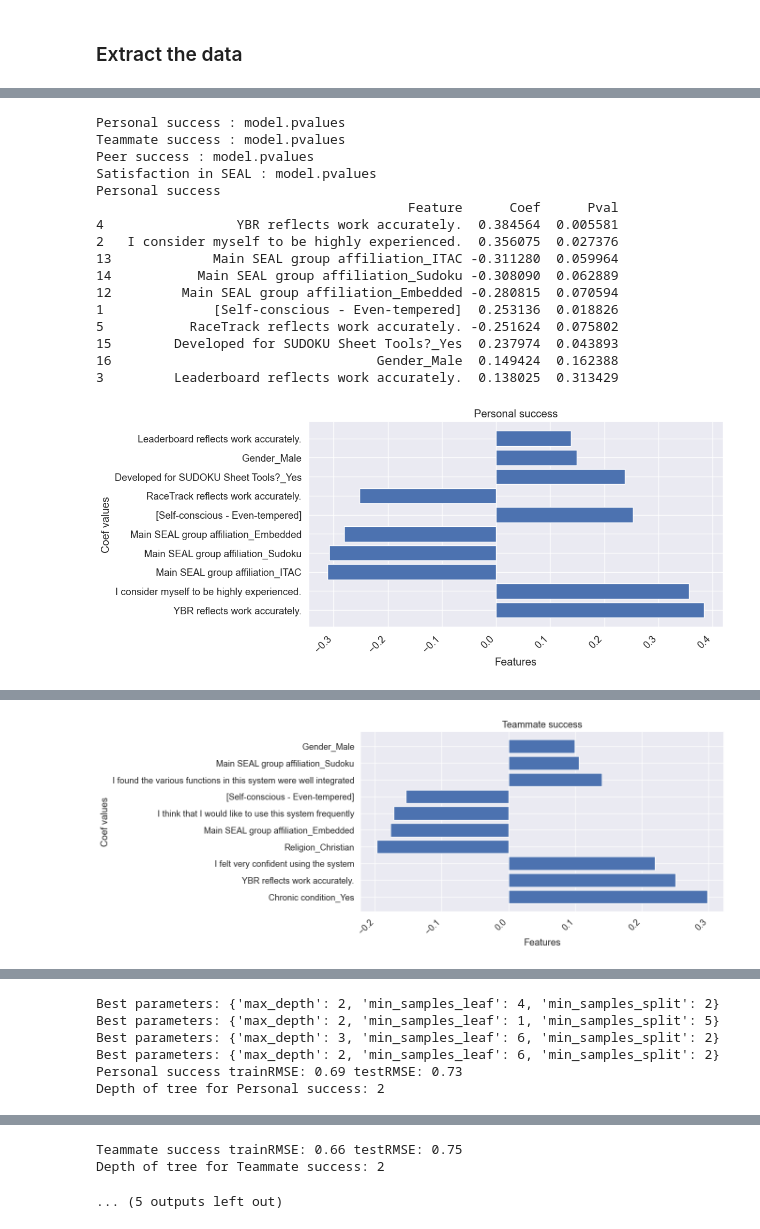
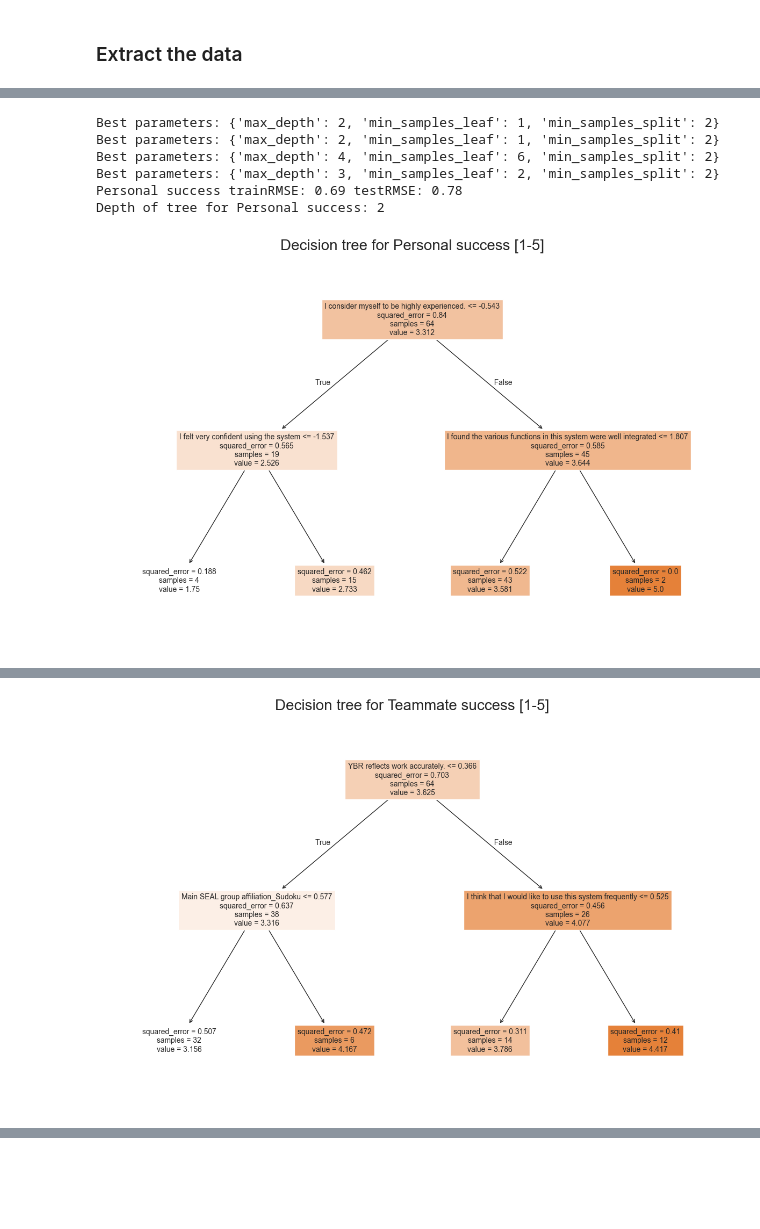
Before and after one commit to blobgoat/gamification_data_analysis, a Jupyter notebook: model.ipynb, the cells around one changed output, grey strips where cells are left out. Drawn from its saved outputs; the diff is of its cells as text; code cells hidden in the pictures; blank space fills up the shorter version.

```diff
--- a/model.ipynb
+++ b/model.ipynb
@@ -117,8 +118,8 @@ Y_COLS = ["Personal success",
           "Peer success",
           "Satisfaction in SEAL"
 ]
-
-X_DROP_COLS = ['All SEAL group affiliations', 'Game motivation']
+#X_DROP_COLS = ['All SEAL group affiliations', 'Game motivation']
+X_DROP_COLS = ['All SEAL group affiliations', 'Game motivation','Developed for SUDOKU Sheet Tools?']
 # %% [markdown]
 ### Extract the data
 # %%
@@ -447,38 +478,4 @@ def tree_visualize(models, features, y_vals, train_rmses, test_rmses):
         plt.tight_layout()
 
         plt.show()
-# %%
-def decision_tree(x_train, y_train, x_test, y_test):
-    """Function to classify success as decision tree"""
-    parameters = {
-    'estimator__max_depth': np.arange(2,20,2),
-    'estimator__min_samples_leaf': np.arange(5, 40, 5),
-    'estimator__min_samples_split': np.arange(5,40,5)
-    }
-
-    model = tree.DecisionTreeRegressor(random_state=RANDOM_SEED)
-    multi_tree = MultiOutputRegressor(model)
-
-    #grid search with CV
-    grid = GridSearchCV(multi_tree, param_grid=parameters, cv=5, scoring='neg_mean_squared_error')
-    grid.fit(x_train,y_train)
-
-    best_model = grid.best_estimator_
-    best_param = grid.best_params_
-
-    y_train_pred = best_model.predict(x_train)
-    train_rmse = np.sqrt(mean_squared_error(y_train_pred,y_train))
-    y_test_pred = best_model.predict(x_test)
-    test_rmse = np.sqrt(mean_squared_error(y_test, y_test_pred))
-
-    print("Best parameters:", best_param)
-    return best_model, train_rmse, test_rmse
-
-def tree_visualize(model, features, y_vals):
-    for i, estimator in enumerate(model.estimators_):
-        plt.figure(figsize=(16,8))
-        tree.plot_tree(estimator, feature_names= features, filled = True, max_depth = 10, fontsize= 10)
-        plt.title(f"Decision tree for {y_vals[i]}")
-        plt.tight_layout
-        plt.show()
 # %%
@@ -532,25 +686,12 @@ ValueError: shapes (64,5) and (63,) not aligned: 5 (dim 1) != 63 (dim 0)
 # %%
-#plot_multitask_lasso_path(x_train, y_train)
-models, lin_val_rmse = linear_regression(x_train_reduced,y_train, x_test_reduced, y_test)
-
-# decision trees - uses non Lassoed data
+# decision trees
 best_models, train_rmses, test_rmses, best_params = decision_tree(x_train_reduced, y_train, x_test_reduced, y_test)
 tree_visualize(best_models, top_features, Y_COLS, train_rmses, test_rmses)
 # %% [output]
-Personal success : model.pvalues
-Teammate success : model.pvalues
-Peer success : model.pvalues
-Satisfaction in SEAL : model.pvalues
-Personal success
-                                        Feature      Coef      Pval
-4                 YBR reflects work accurately.  0.384564  0.005581
-2   I consider myself to be highly experienced.  0.356075  0.027376
-13             Main SEAL group affiliation_ITAC -0.311280  0.059964
-14           Main SEAL group affiliation_Sudoku -0.308090  0.062889
-12         Main SEAL group affiliation_Embedded -0.280815  0.070594
-1              [Self-conscious - Even-tempered]  0.253136  0.018826
-5           RaceTrack reflects work accurately. -0.251624  0.075802
-15        Developed for SUDOKU Sheet Tools?_Yes  0.237974  0.043893
-16                                  Gender_Male  0.149424  0.162388
-3         Leaderboard reflects work accurately.  0.138025  0.313429
+Best parameters: {'max_depth': 2, 'min_samples_leaf': 1, 'min_samples_split': 2}
+Best parameters: {'max_depth': 2, 'min_samples_leaf': 1, 'min_samples_split': 2}
+Best parameters: {'max_depth': 4, 'min_samples_leaf': 6, 'min_samples_split': 2}
+Best parameters: {'max_depth': 3, 'min_samples_leaf': 2, 'min_samples_split': 2}
+Personal success trainRMSE: 0.69 testRMSE: 0.78
+Depth of tree for Personal success: 2
-[figure, old version]
+[figure, new version]
@@ -569 +700 @@ Teammate success
-[figure, old version]
+[figure, new version]
@@ -597,6 +706,0 @@ Satisfaction in SEAL
-Best parameters: {'max_depth': 2, 'min_samples_leaf': 4, 'min_samples_split': 2}
-Best parameters: {'max_depth': 2, 'min_samples_leaf': 1, 'min_samples_split': 5}
-Best parameters: {'max_depth': 3, 'min_samples_leaf': 6, 'min_samples_split': 2}
-Best parameters: {'max_depth': 2, 'min_samples_leaf': 6, 'min_samples_split': 2}
-Personal success trainRMSE: 0.69 testRMSE: 0.73
-Depth of tree for Personal success: 2
@@ -604,3 +706,0 @@ Depth of tree for Personal success: 2
-Teammate success trainRMSE: 0.66 testRMSE: 0.75
-Depth of tree for Teammate success: 2
-... (5 outputs left out)
```
Also changed, not shown: parts of 13 cells of this notebook.
